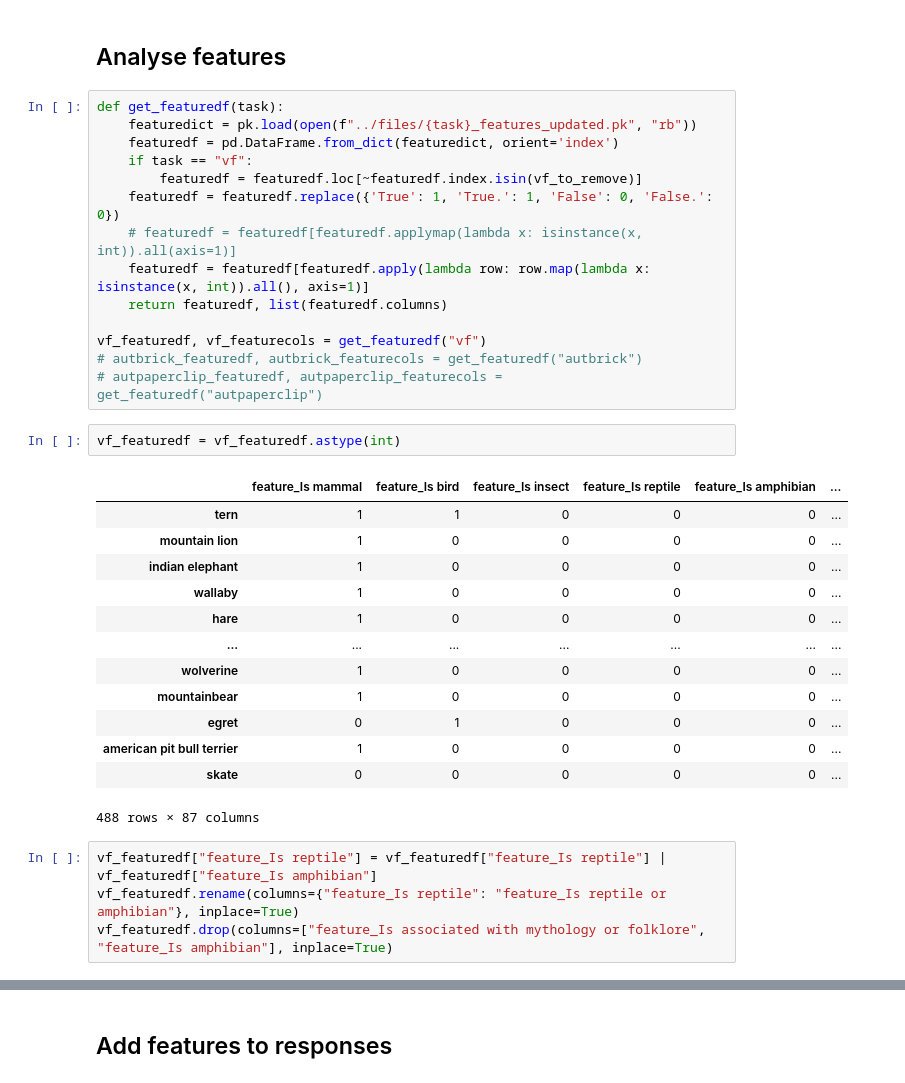
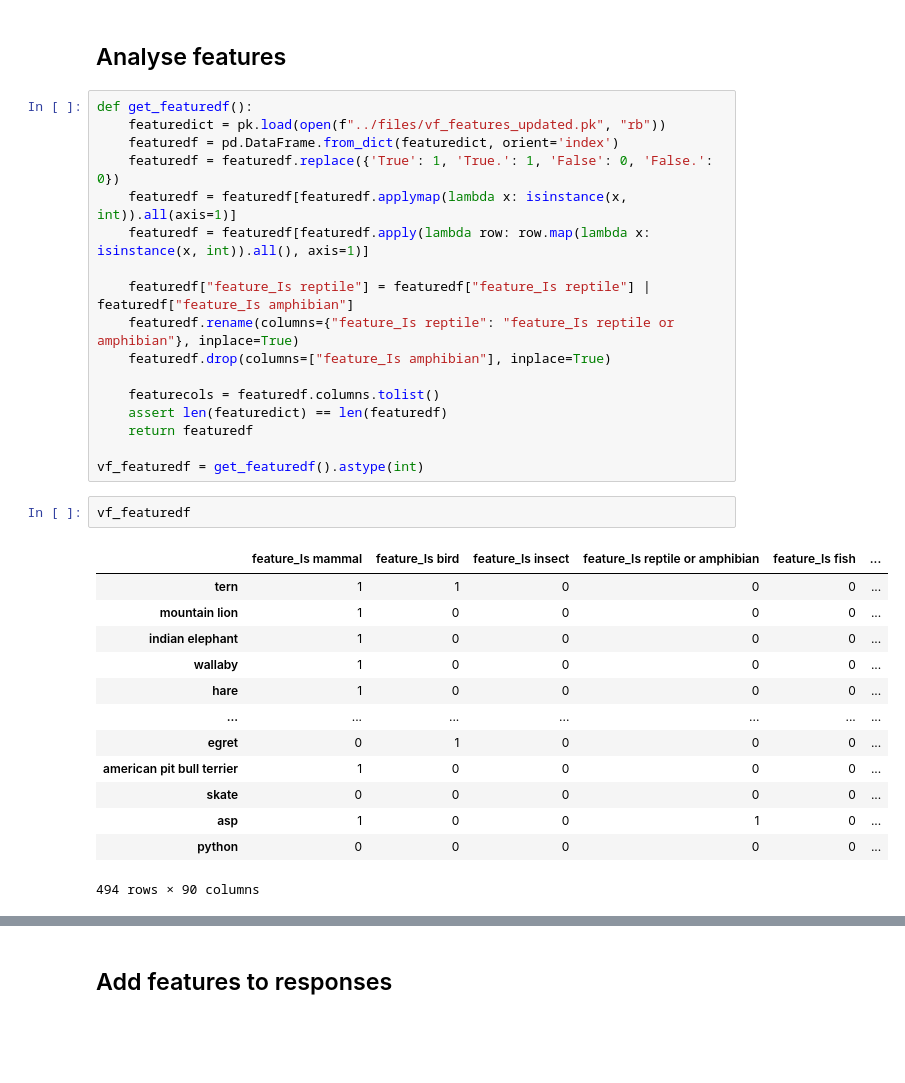
Before and after one commit to surabhisnath/process_modelling, a Jupyter notebook: scripts/LLM_features.ipynb, the cells around one changed output, grey strips where cells are left out. Saved outputs shown, nothing was run; the diff lists cells and outputs as text; blank space fills up the shorter version.

```diff
--- a/scripts/LLM_features.ipynb
+++ b/scripts/LLM_features.ipynb
@@ -529,39 +32,38 @@ data5 = pd.read_csv("../csvs/divergent.csv")
 # %% [markdown]
 ## Analyse features
 # %%
-def get_featuredf(task):
-    featuredict = pk.load(open(f"../files/{task}_features_updated.pk", "rb"))
+def get_featuredf():
+    featuredict = pk.load(open(f"../files/vf_features_updated.pk", "rb"))
     featuredf = pd.DataFrame.from_dict(featuredict, orient='index')
-    if task == "vf":
-        featuredf = featuredf.loc[~featuredf.index.isin(vf_to_remove)]
     featuredf = featuredf.replace({'True': 1, 'True.': 1, 'False': 0, 'False.': 0})
-    # featuredf = featuredf[featuredf.applymap(lambda x: isinstance(x, int)).all(axis=1)]
+    featuredf = featuredf[featuredf.applymap(lambda x: isinstance(x, int)).all(axis=1)]
     featuredf = featuredf[featuredf.apply(lambda row: row.map(lambda x: isinstance(x, int)).all(), axis=1)]
-    return featuredf, list(featuredf.columns)
 
-vf_featuredf, vf_featurecols = get_featuredf("vf")
-# autbrick_featuredf, autbrick_featurecols = get_featuredf("autbrick")
-# autpaperclip_featuredf, autpaperclip_featurecols = get_featuredf("autpaperclip")
+    featuredf["feature_Is reptile"] = featuredf["feature_Is reptile"] | featuredf["feature_Is amphibian"]
+    featuredf.rename(columns={"feature_Is reptile": "feature_Is reptile or amphibian"}, inplace=True)
+    featuredf.drop(columns=["feature_Is amphibian"], inplace=True)
+
+    featurecols = featuredf.columns.tolist()
+    assert len(featuredict) == len(featuredf)
+    return featuredf
+
+vf_featuredf = get_featuredf().astype(int)
-# %%
-vf_featuredf = vf_featuredf.astype(int)
-# %% [output]
-|  | feature_Is mammal | feature_Is bird | feature_Is insect | feature_Is reptile | feature_Is amphibian | ... |
-| tern | 1 | 1 | 0 | 0 | 0 | ... |
-| mountain lion | 1 | 0 | 0 | 0 | 0 | ... |
-| indian elephant | 1 | 0 | 0 | 0 | 0 | ... |
-| wallaby | 1 | 0 | 0 | 0 | 0 | ... |
-| hare | 1 | 0 | 0 | 0 | 0 | ... |
-| ... | ... | ... | ... | ... | ... | ... |
-| wolverine | 1 | 0 | 0 | 0 | 0 | ... |
-| mountainbear | 1 | 0 | 0 | 0 | 0 | ... |
-| egret | 0 | 1 | 0 | 0 | 0 | ... |
-| american pit bull terrier | 1 | 0 | 0 | 0 | 0 | ... |
-| skate | 0 | 0 | 0 | 0 | 0 | ... |
-488 rows × 87 columns
-# %%
-vf_featuredf["feature_Is reptile"] = vf_featuredf["feature_Is reptile"] | vf_featuredf["feature_Is amphibian"]
-vf_featuredf.rename(columns={"feature_Is reptile": "feature_Is reptile or amphibian"}, inplace=True)
-vf_featuredf.drop(columns=["feature_Is associated with mythology or folklore", "feature_Is amphibian"], inplace=True)
+# %%
+vf_featuredf
+# %% [output]
+|  | feature_Is mammal | feature_Is bird | feature_Is insect | feature_Is reptile or amphibian | feature_Is fish | ... |
+| tern | 1 | 1 | 0 | 0 | 0 | ... |
+| mountain lion | 1 | 0 | 0 | 0 | 0 | ... |
+| indian elephant | 1 | 0 | 0 | 0 | 0 | ... |
+| wallaby | 1 | 0 | 0 | 0 | 0 | ... |
+| hare | 1 | 0 | 0 | 0 | 0 | ... |
+| ... | ... | ... | ... | ... | ... | ... |
+| egret | 0 | 1 | 0 | 0 | 0 | ... |
+| american pit bull terrier | 1 | 0 | 0 | 0 | 0 | ... |
+| skate | 0 | 0 | 0 | 0 | 0 | ... |
+| asp | 1 | 0 | 0 | 1 | 0 | ... |
+| python | 0 | 0 | 0 | 0 | 0 | ... |
+494 rows × 90 columns
 # %%
 def correlation_matrix(df):
     correlation_matrix = df.corr()
```
Also changed, not shown: parts of 16 cells of this notebook, 16 other files.
